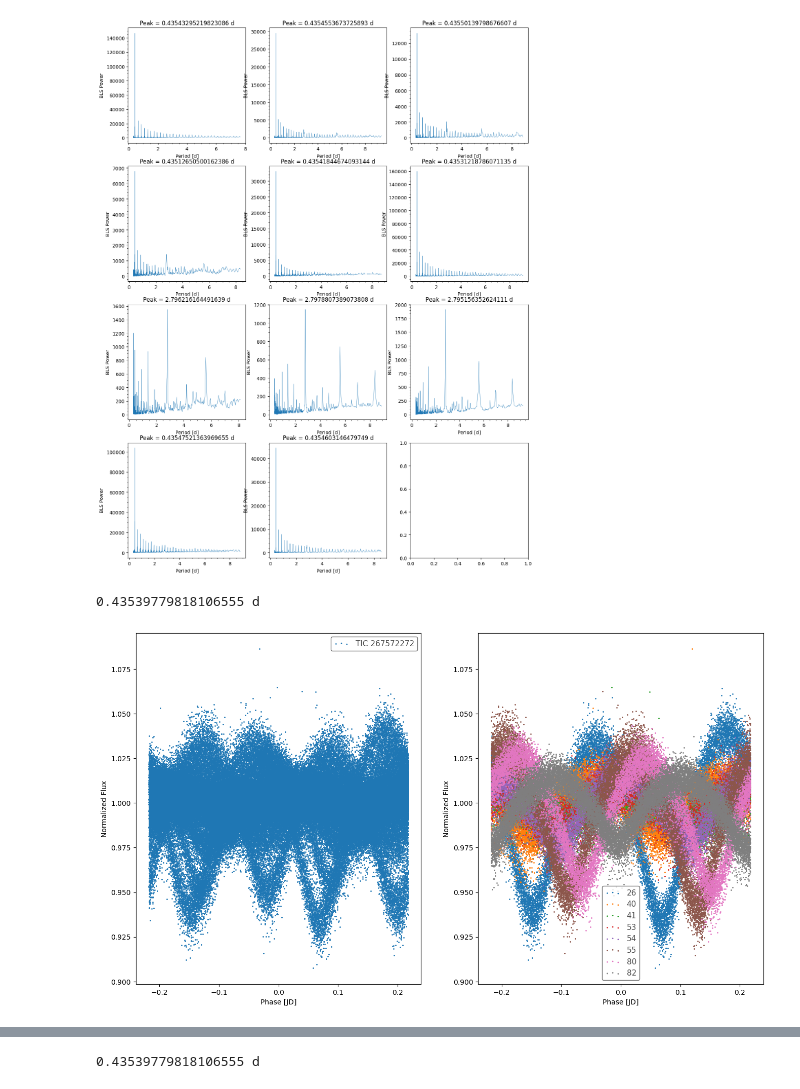
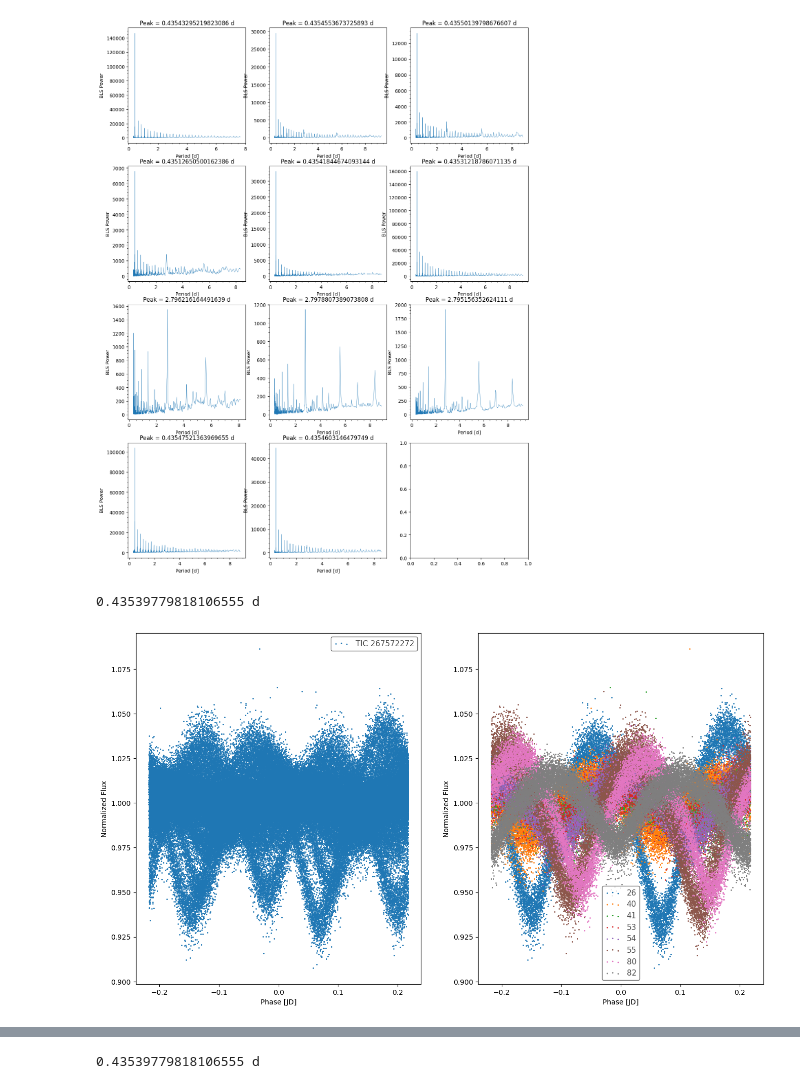
Before and after one commit to BoiseStatePlanetary/HAT-P-37-Transit-Timing-Analysis, a Jupyter notebook: code/Conditioning HAT-P-37 Data.ipynb, the cells around one changed output, grey strips where cells are left out. Saved outputs shown, nothing was run; the diff lists cells and outputs as text; code cells hidden in the pictures.

```diff
--- a/code/Conditioning HAT-P-37 Data.ipynb
+++ b/code/Conditioning HAT-P-37 Data.ipynb
@@ -282,13 +283,13 @@ BLS_EB_period = average_period # this is a list and needs to be iterated through
 # %%
 # for each sector that returns a period appropriate for the binary, fold according to the average EB period and plot
 BLS_average_period = sum_period  / len(BLS_list)
 print(BLS_average_period)
 fig, (ax1, ax2) = plt.subplots(1, 2, figsize=(16,9))
 bls_avg_folded_composite = composite_lc.fold(period=BLS_average_period)
 bls_avg_folded_composite.scatter(ax=ax1, normalize=True);
-for lc in BLS_list:
-    folded_lc = lc.fold(period=BLS_average_period)
+for i, lc in enumerate(BLS_list):
+    folded_lc = lc.fold(period=BLS_EB_period[i])
     folded_lc.scatter(ax=ax2, label=folded_lc.sector, normalize=True);
 # %% [output]
 0.43539779818106555 d
-[figure, old version]
+[figure, new version]
```
Also changed, not shown: parts of 10 cells of this notebook, 1 other file.
